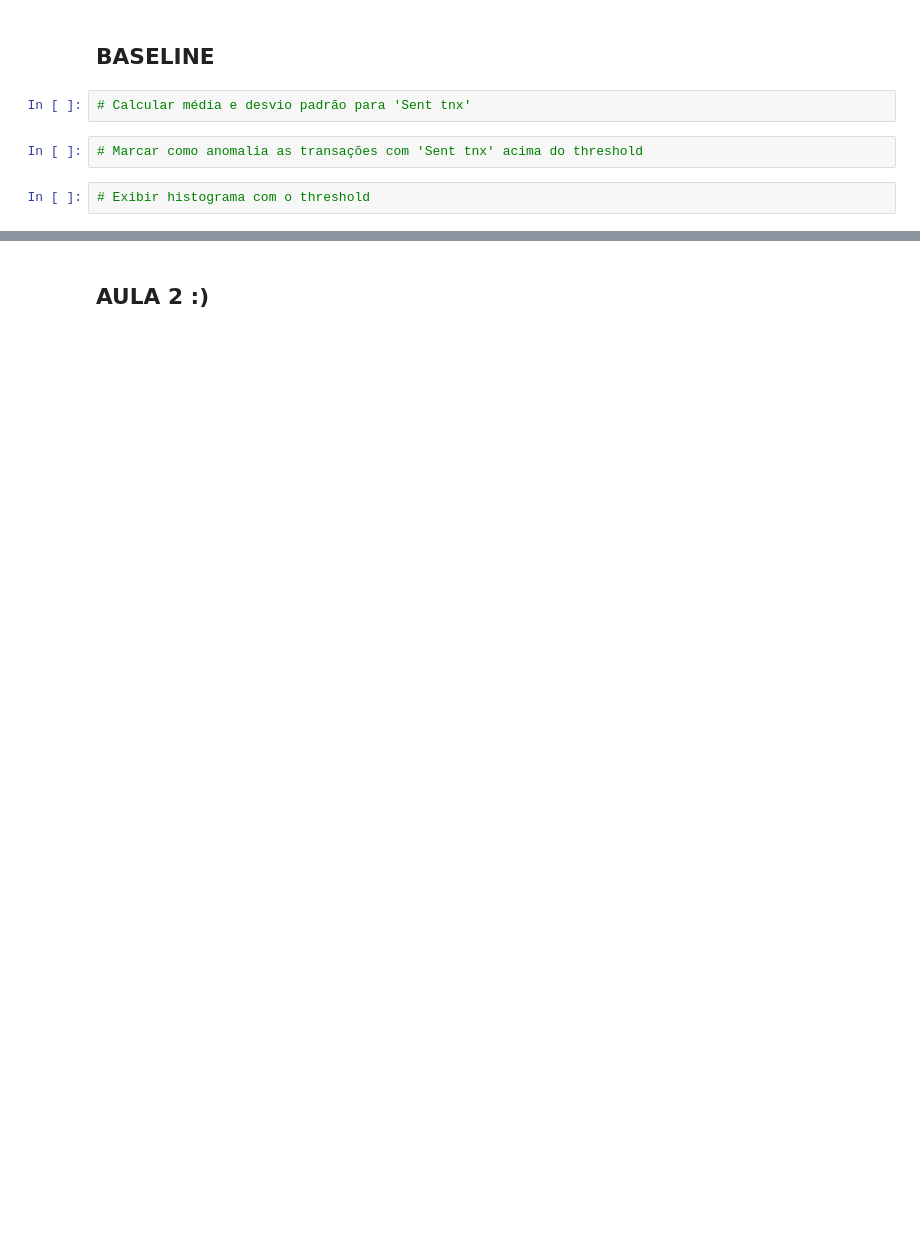
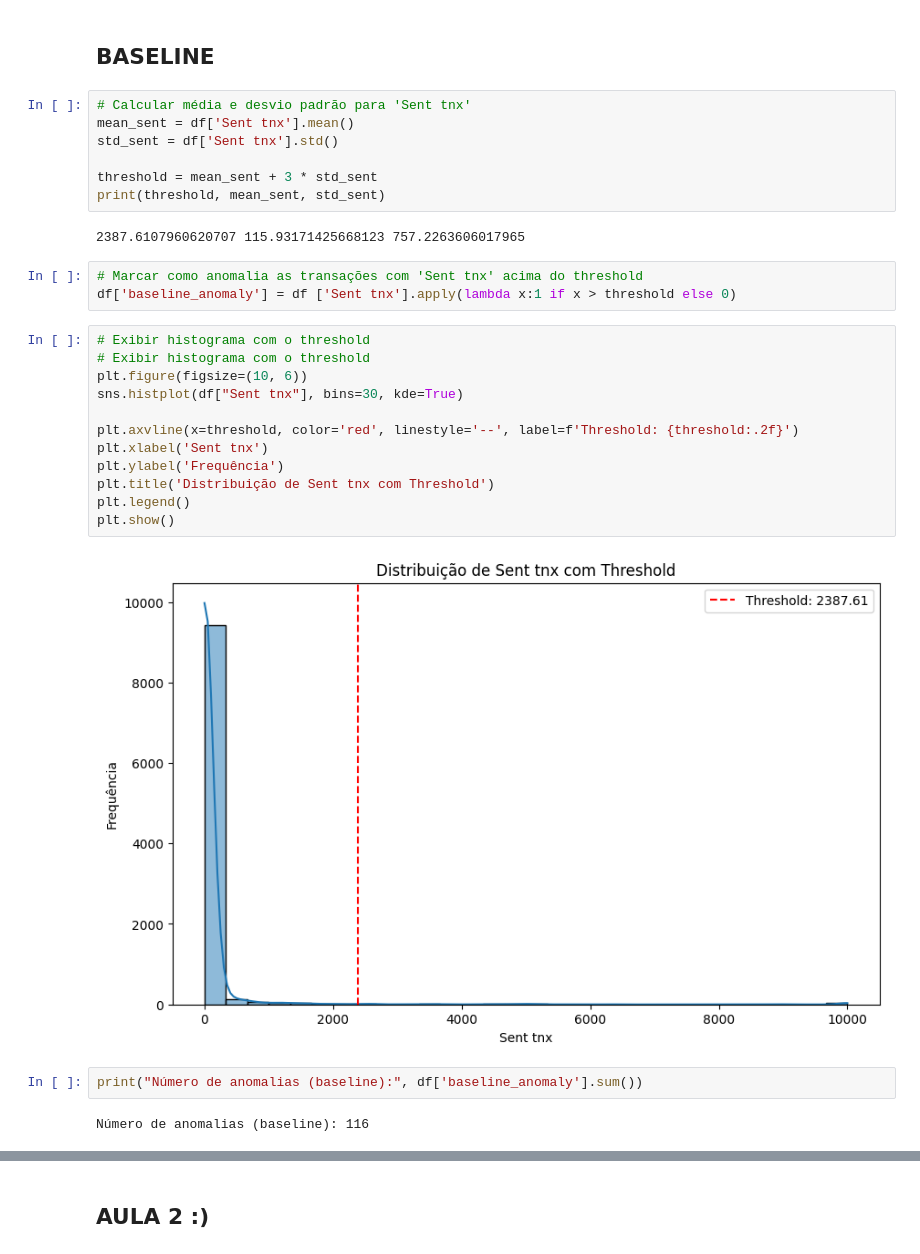
Before and after one commit to leonardo-filho/AnaliseCripto, a Jupyter notebook: Crypto_EBAC_2025.ipynb, the cells around one changed output, grey strips where cells are left out. Drawn from its saved outputs; the diff is of its cells as text; blank space fills up the shorter version.

```diff
--- a/Crypto_EBAC_2025.ipynb
+++ b/Crypto_EBAC_2025.ipynb
@@ -84,9 +126,33 @@ plt.show()
 ## **BASELINE**
 # %%
 # Calcular média e desvio padrão para 'Sent tnx'
+mean_sent = df['Sent tnx'].mean()
+std_sent = df['Sent tnx'].std()
+
+threshold = mean_sent + 3 * std_sent
+print(threshold, mean_sent, std_sent)
+# %% [output]
+2387.6107960620707 115.93171425668123 757.2263606017965
 # %%
 # Marcar como anomalia as transações com 'Sent tnx' acima do threshold
+df['baseline_anomaly'] = df ['Sent tnx'].apply(lambda x:1 if x > threshold else 0)
-# %%
-# Exibir histograma com o threshold
+# %%
+# Exibir histograma com o threshold
+# Exibir histograma com o threshold
+plt.figure(figsize=(10, 6))
+sns.histplot(df["Sent tnx"], bins=30, kde=True)
+
+plt.axvline(x=threshold, color='red', linestyle='--', label=f'Threshold: {threshold:.2f}')
+plt.xlabel('Sent tnx')
+plt.ylabel('Frequência')
+plt.title('Distribuição de Sent tnx com Threshold')
+plt.legend()
+plt.show()
+# %% [output]
+[figure, added]
+# %%
+print("Número de anomalias (baseline):", df['baseline_anomaly'].sum())
+# %% [output]
+Número de anomalias (baseline): 116
 # %%
 # Método Baseline:
```
Also changed, not shown: parts of 7 cells of this notebook.
